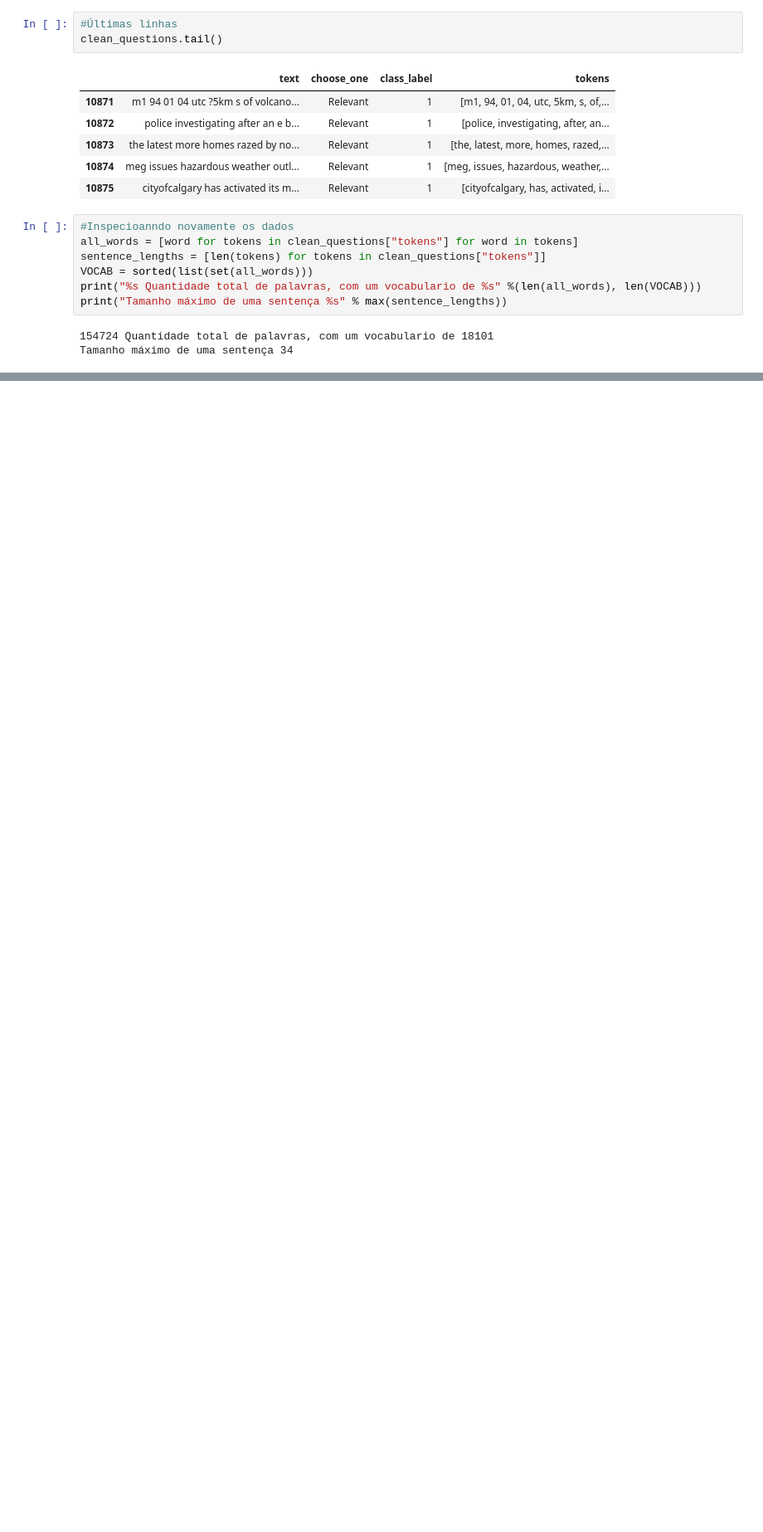
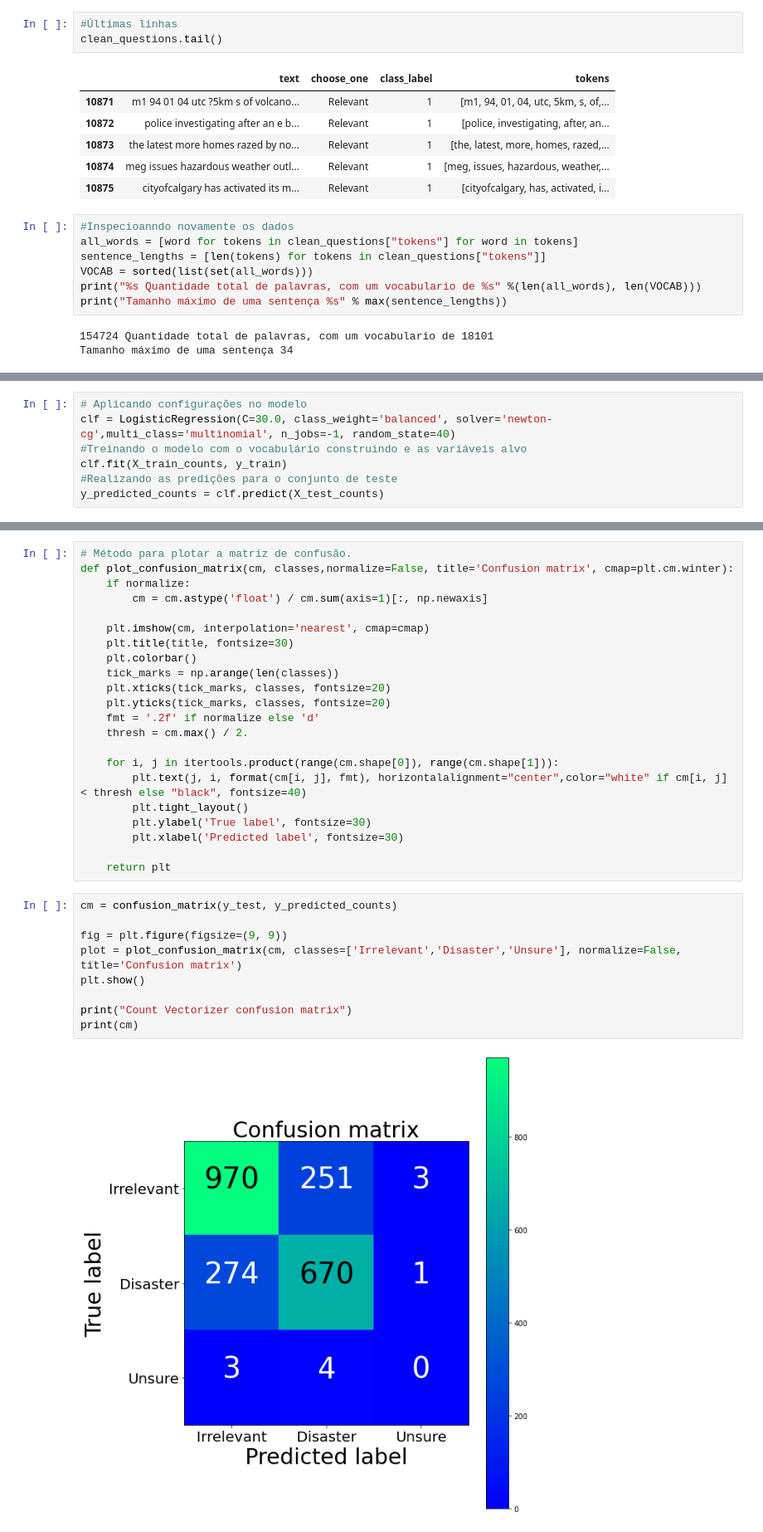
Before and after one commit to Luan144/cognitive_computing_py, a Jupyter notebook: mytrailhead/01_NLP_intro_bootcamp_academy.ipynb, the cells around one changed output, grey strips where cells are left out. Shown: that part at 83% size. Saved outputs shown, nothing was run; the diff lists cells and outputs as text; blank space fills up the shorter version.

```diff
--- a/mytrailhead/01_NLP_intro_bootcamp_academy.ipynb
+++ b/mytrailhead/01_NLP_intro_bootcamp_academy.ipynb
@@ -156,0 +196,7 @@ plt.show()
+# %%
+# Aplicando configurações no modelo
+clf = LogisticRegression(C=30.0, class_weight='balanced', solver='newton-cg',multi_class='multinomial', n_jobs=-1, random_state=40)
+#Treinando o modelo com o vocabulário construindo e as variáveis alvo
+clf.fit(X_train_counts, y_train)
+#Realizando as predições para o conjunto de teste
+y_predicted_counts = clf.predict(X_test_counts)
@@ -156,0 +220,33 @@ plt.show()
+# %%
+# Método para plotar a matriz de confusão.
+def plot_confusion_matrix(cm, classes,normalize=False, title='Confusion matrix', cmap=plt.cm.winter):
+    if normalize:
+        cm = cm.astype('float') / cm.sum(axis=1)[:, np.newaxis]
+
+    plt.imshow(cm, interpolation='nearest', cmap=cmap)
+    plt.title(title, fontsize=30)
+    plt.colorbar()
+    tick_marks = np.arange(len(classes))
+    plt.xticks(tick_marks, classes, fontsize=20)
+    plt.yticks(tick_marks, classes, fontsize=20)
+    fmt = '.2f' if normalize else 'd'
+    thresh = cm.max() / 2.
+
+    for i, j in itertools.product(range(cm.shape[0]), range(cm.shape[1])):
+        plt.text(j, i, format(cm[i, j], fmt), horizontalalignment="center",color="white" if cm[i, j] < thresh else "black", fontsize=40)
+        plt.tight_layout()
+        plt.ylabel('True label', fontsize=30)
+        plt.xlabel('Predicted label', fontsize=30)
+
+    return plt
+# %%
+cm = confusion_matrix(y_test, y_predicted_counts)
+
+fig = plt.figure(figsize=(9, 9))
+plot = plot_confusion_matrix(cm, classes=['Irrelevant','Disaster','Unsure'], normalize=False, title='Confusion matrix')
+plt.show()
+
+print("Count Vectorizer confusion matrix")
+print(cm)
+# %% [output]
+[figure, added]
```
Also changed, not shown: parts of 25 cells of this notebook.
